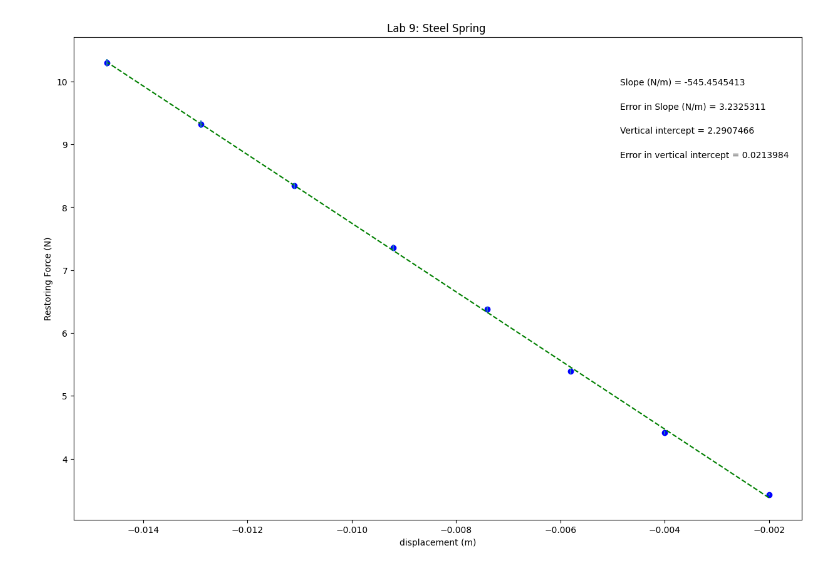
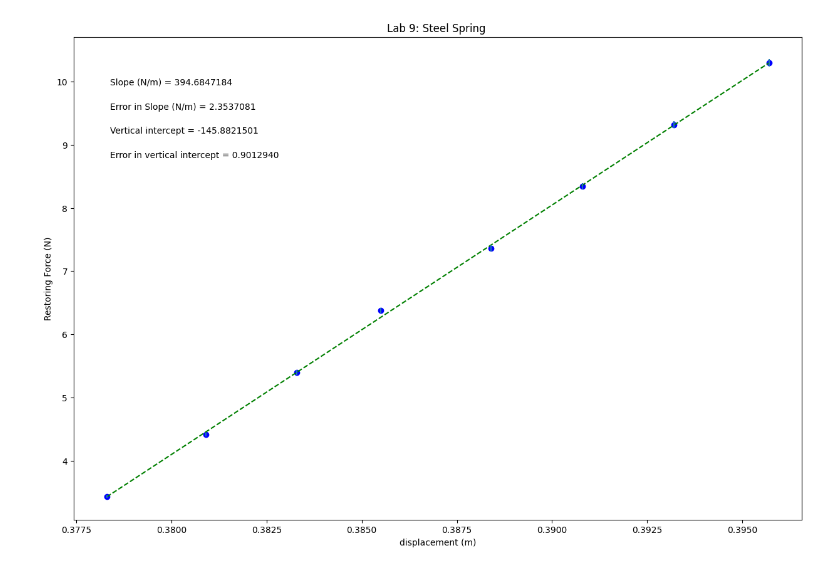
Before and after one commit to BryanWilliams-cmd/Physics-Lab, a Jupyter notebook: Bryan_Williams,_Lab_9,_Spring_Constant.ipynb, the cells around one changed output. Cells and saved outputs as stored; diff of their text form; code cells hidden in the pictures.

```diff
--- a/Bryan_Williams,_Lab_9,_Spring_Constant.ipynb
+++ b/Bryan_Williams,_Lab_9,_Spring_Constant.ipynb
@@ -19,11 +19,11 @@ import matplotlib.pyplot as plt
 #variable names should start with a letter and must contain only letters, numbers, and underscores
 
 
-displacement = np.array([-0.3783, -0.3809, -0.3833, -0.3855, -0.3884, -0.3908, -0.3932, -0.3957])
+displacement = np.array([0.3783, 0.3809, 0.3833, 0.3855, 0.3884, 0.3908, 0.3932, 0.3957])
 
 Restoring_Force = np.array([0.6867, 0.8829, 1.0791, 1.2753, 1.4715, 1.6677, 1.8639, 2.0601])
 
-delta_F = np.array([0.009810.01962, 0.01962, 0.01962, 0.01962, 0.02943, 0.02943, 0.02943])
+delta_F = np.array([0.00981, 0.01962, 0.01962, 0.01962, 0.01962, 0.02943, 0.02943, 0.02943])
 
 
 
@@ -136,7 +138,7 @@ import matplotlib.pyplot as plt
 #variable names should start with a letter and must contain only letters, numbers, and underscores
 
 
-displacement = np.array([-0.002, -0.004, -0.0058, -0.0074, -0.0092, -0.0111, -0.0129, -0.0147])
+displacement = np.array([0.3783, 0.3809, 0.3833, 0.3855, 0.3884, 0.3908, 0.3932, 0.3957])
 
 Restoring_Force = np.array([3.4335, 4.4145, 5.3955, 6.3765, 7.3575, 8.3385, 9.3195, 10.3005])
 
@@ -161,7 +163,7 @@ slope_units= 'N/m'
 #UPDATE ANNOTATION PLACEMENT SO IT'S OUT OF WAY OF PLOTTED DATA AND BEST FIT LINE
 #integer from 1 to 4, top R corner is 1 (counter-clockwise from there)
 
-annotation_placement=1
+annotation_placement=2
 
 
 #-----------------------------------------------------------------------#
@@ -208,31 +210,31 @@ elif annotation_placement==3 or annotation_placement==4:
 #Don't need to change anything in this section!
 
 #Plot data on graph. Plot error bars and place values for slope,
 #error in slope, and vertical intercept (plus error) on the plot using "annotate"
 
 plt.figure(figsize=(15,10))
 
 plt.plot(x, fit, color='green', linestyle='--')
 plt.scatter(x, y, color='blue', marker='o')
 
 plt.xlabel(x_label)
 plt.ylabel(y_label)
 plt.title(plot_title)
 
 plt.errorbar(x, y, yerr=dy, xerr=None, fmt="none") #don't need to plot x error bars
 
 plt.annotate('Slope ({}) = {value:.{digits}f}'.format(slope_units,value=m, digits=7),
              (xpos, ypos[0]), xycoords='axes fraction')
 
 plt.annotate('Error in Slope ({}) = {value:.{digits}f}'.format(slope_units,value=dm, digits=7),
              (xpos, ypos[1]), xycoords='axes fraction')
 
 plt.annotate('Vertical intercept = {value:.{digits}f}'.format(value=b, digits=7),
              (xpos, ypos[2]), xycoords='axes fraction')
 
 plt.annotate('Error in vertical intercept = {value:.{digits}f}'.format(value=db, digits=7),
              (xpos, ypos[3]), xycoords='axes fraction')
 
 plt.show()
 # %% [output]
-[figure, old version]
+[figure, new version]
```
Also changed, not shown: parts of 1 cell of this notebook.
